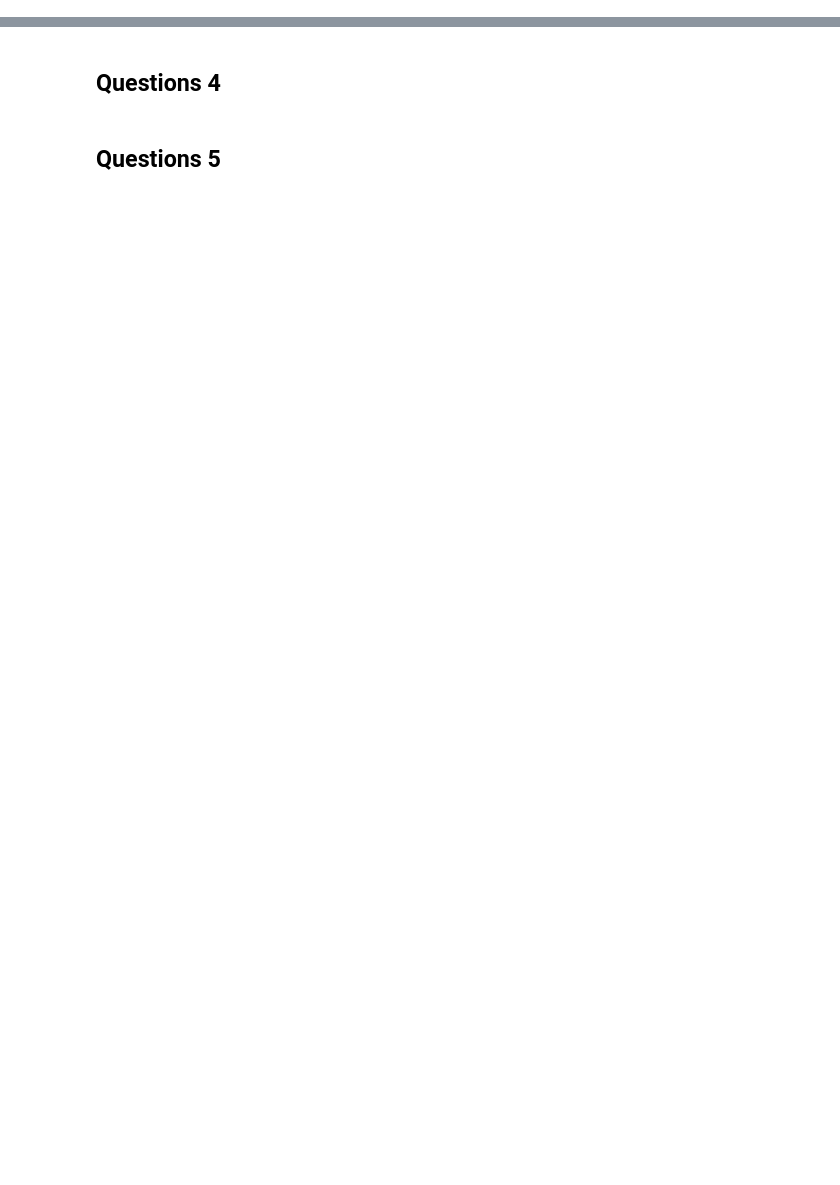
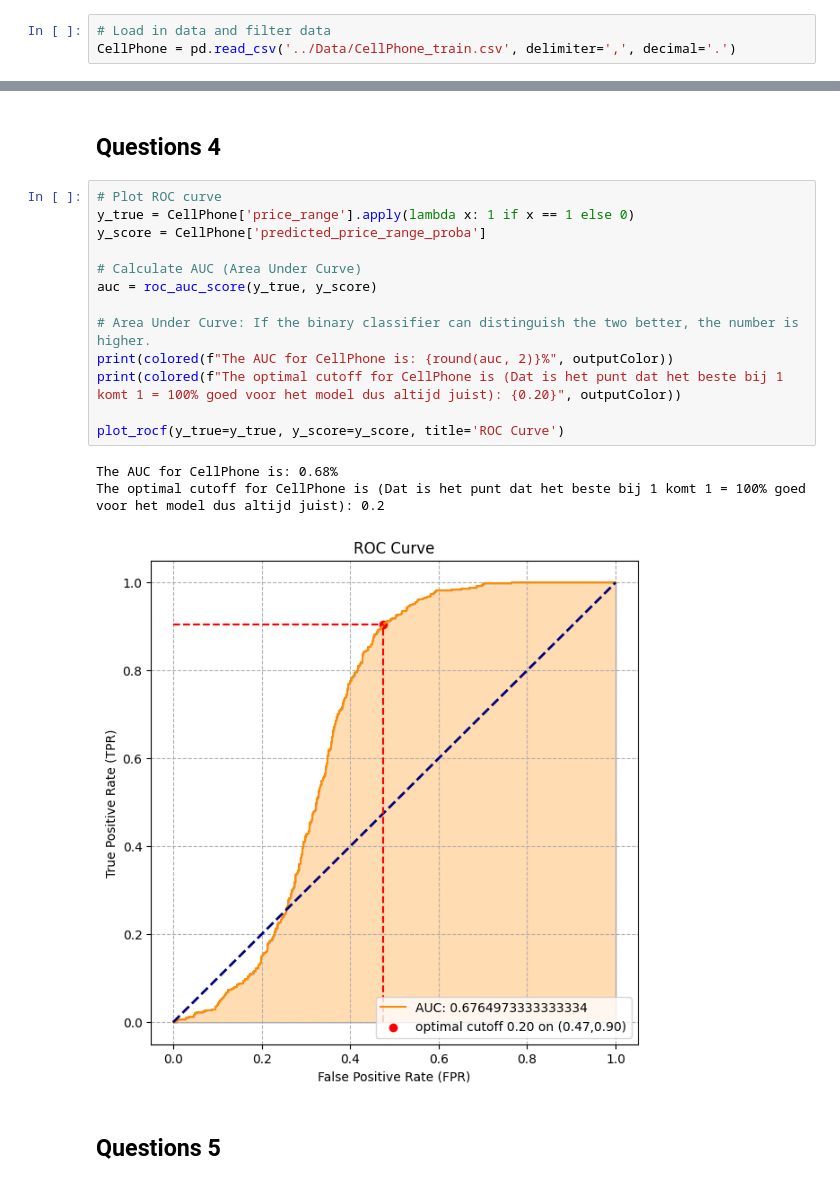
Before and after one commit to EliasDeHondt/DataScience2, a Jupyter notebook: Exam/P4 Examen.ipynb, the cells around one changed output, grey strips where cells are left out. Saved outputs shown, nothing was run; the diff lists cells and outputs as text; blank space fills up the shorter version.

```diff
--- a/Exam/P4 Examen.ipynb
+++ b/Exam/P4 Examen.ipynb
@@ -549,6 +409,9 @@ def most_important_variable(independentVariables, dependentVariable):
     coef_df['Absolute Coefficient'] = coef_df['Coefficient'].abs()
 
     return coef_df.loc[coef_df['Absolute Coefficient'].idxmax()]
+# %%
+# Load in data and filter data
+CellPhone = pd.read_csv('../Data/CellPhone_train.csv', delimiter=',', decimal='.')
 # %% [markdown]
 ## Questions 1
 # %%
@@ -562,4 +502,21 @@ Here is the requested solution: 1
 # %% [markdown]
 ## Questions 4
+# %%
+# Plot ROC curve
+y_true = CellPhone['price_range'].apply(lambda x: 1 if x == 1 else 0)
+y_score = CellPhone['predicted_price_range_proba']
+
+# Calculate AUC (Area Under Curve)
+auc = roc_auc_score(y_true, y_score)
+
+# Area Under Curve: If the binary classifier can distinguish the two better, the number is higher.
+print(colored(f"The AUC for CellPhone is: {round(auc, 2)}%", outputColor))
+print(colored(f"The optimal cutoff for CellPhone is (Dat is het punt dat het beste bij 1 komt 1 = 100% goed voor het model dus altijd juist): {0.20}", outputColor))
+
+plot_rocf(y_true=y_true, y_score=y_score, title='ROC Curve')
+# %% [output]
+The AUC for CellPhone is: 0.68%
+The optimal cutoff for CellPhone is (Dat is het punt dat het beste bij 1 komt 1 = 100% goed voor het model dus altijd juist): 0.2
+[figure, added]
 # %% [markdown]
 ## Questions 5
```
Also changed, not shown: parts of 14 cells of this notebook, 5 other files.
